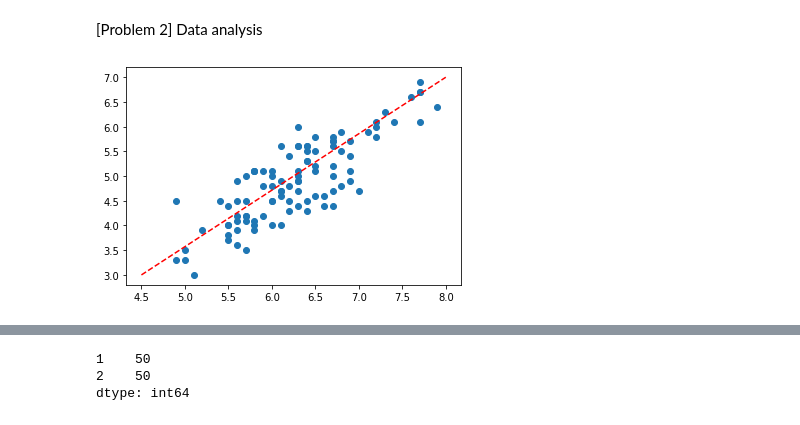
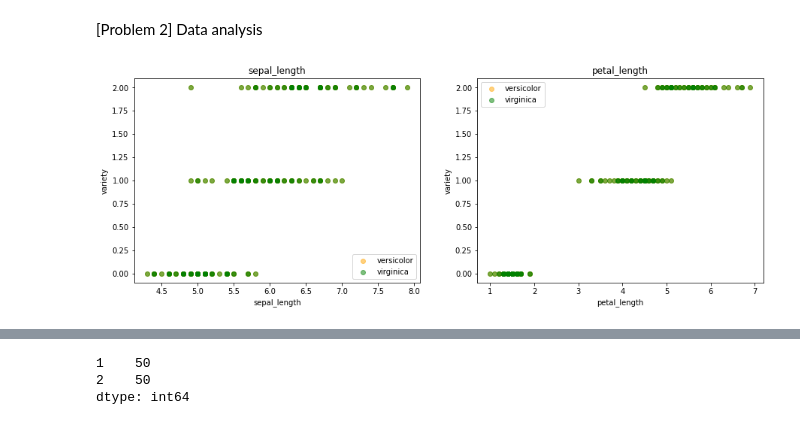
Before and after one commit to maralerdene/DIVER, a Jupyter notebook: Binary_classification_of_iris.ipynb, the cells around one changed output, grey strips where cells are left out. Saved outputs shown, nothing was run; the diff lists cells and outputs as text; code cells hidden in the pictures.

```diff
--- a/Binary_classification_of_iris.ipynb
+++ b/Binary_classification_of_iris.ipynb
@@ -60,14 +60,28 @@ data
 100 rows × 2 columns
 # %% [markdown]
 [Problem 2] Data analysis
-# %%
-import matplotlib.pyplot as plt
-import seaborn as sns
-
-fig, ax = plt.subplots()
-
-ax.scatter(data[0],data[2])
-ax.plot((4.5, 8), (3, 7), linestyle='dashed', color='red')
-plt.show()
-# %% [output]
-[figure, removed]
+# %%
+X = pd.DataFrame(iris.data,columns=["sepal_length","sepal_width","petal_length","petal_width"])
+y = pd.DataFrame(iris.target,columns=["variety"])
+
+extracted_features = X[["sepal_length","petal_length"]]
+df = pd.concat([extracted_features,y], axis=1)
+# %%
+import numpy as np
+import matplotlib.pyplot as plt
+
+figure = plt.figure(figsize=(15, 5))
+variety_names = ['versicolor', 'virginica']
+x_features = ['sepal_length', 'petal_length']
+colors = ['orange','green']
+
+for x_feature in range(len(x_features)):
+    for a in range(len(variety_names)):
+        ax1 = figure.add_subplot(1,2,x_feature+1)
+        ax1.scatter(df[x_features[x_feature]],df['variety'],color=colors[a], label=variety_names[a], alpha=0.5)
+    ax1.legend()
+    ax1.set_title(x_features[x_feature])
+    ax1.set_xlabel(x_features[x_feature])
+    ax1.set_ylabel('variety')
+# %% [output]
+[figure, added]
```
Also changed, not shown: parts of 5 cells of this notebook, 2 other files.
